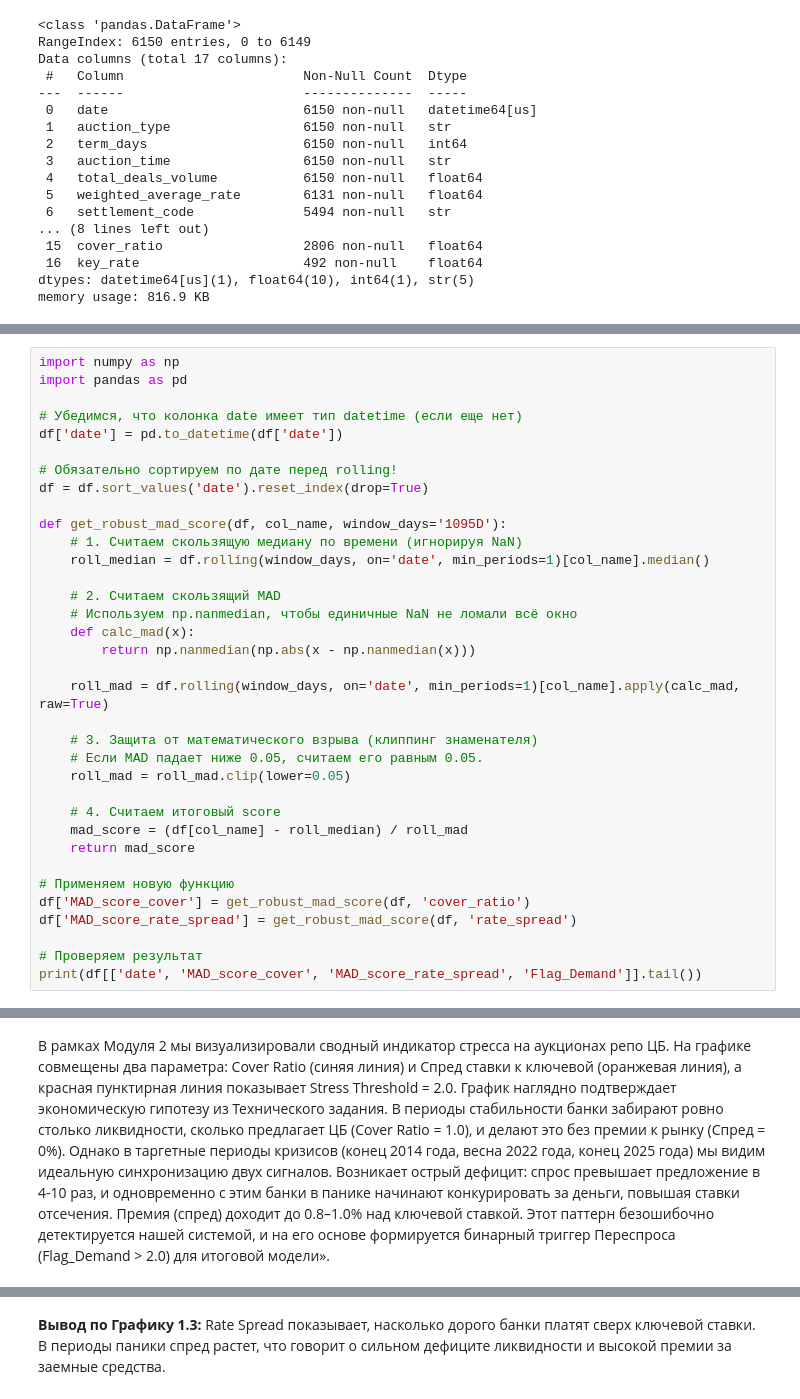
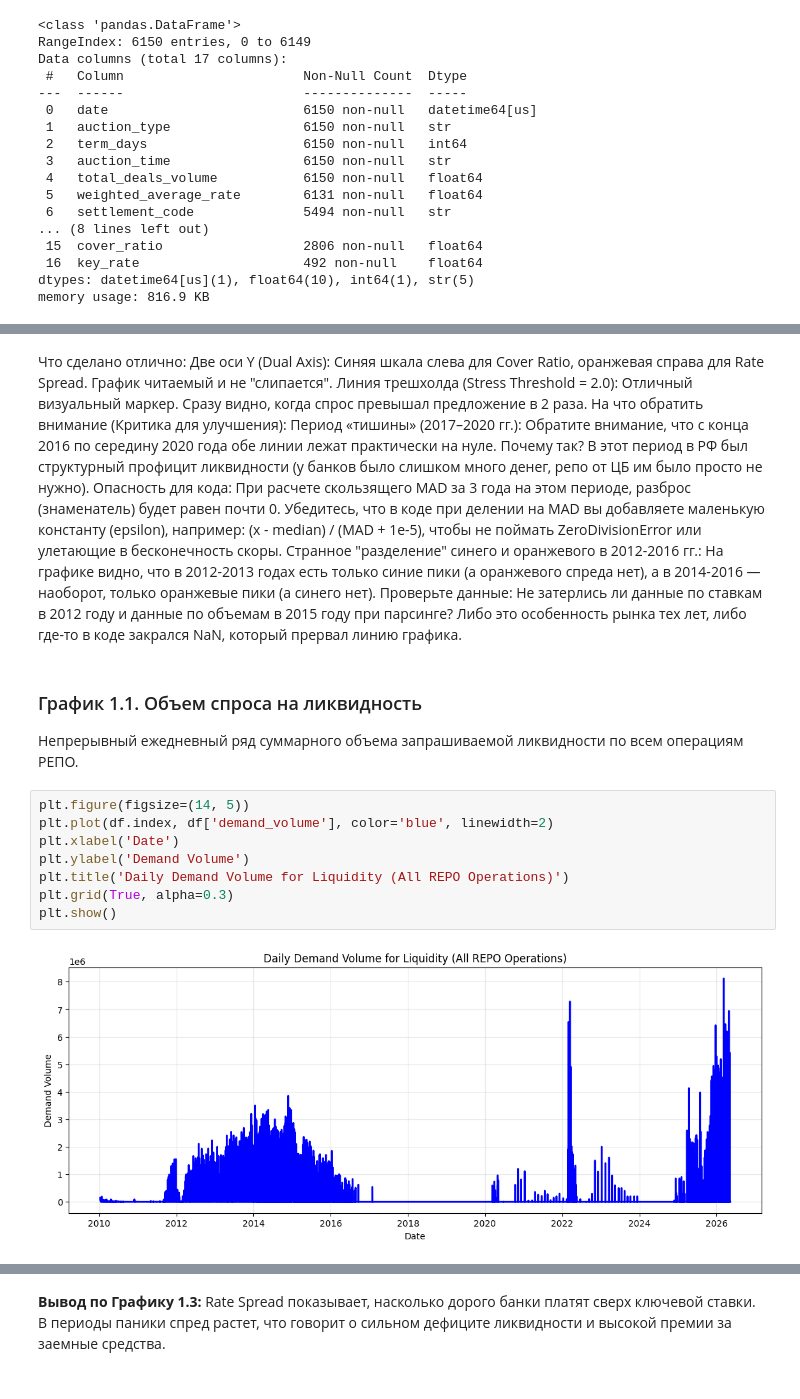
Before and after one commit to Povid1o/MathMode_LiquidityCatchers_RuLiquiditySentinel, a Jupyter notebook: ml/notebooks/model_2.ipynb, the cells around one changed output, grey strips where cells are left out. Saved outputs shown, nothing was run; the diff lists cells and outputs as text.

```diff
--- a/ml/notebooks/model_2.ipynb
+++ b/ml/notebooks/model_2.ipynb
@@ -185,35 +219,0 @@ df.head()
-# %%
-import numpy as np
-import pandas as pd
-
-# Убедимся, что колонка date имеет тип datetime (если еще нет)
-df['date'] = pd.to_datetime(df['date'])
-
-# Обязательно сортируем по дате перед rolling!
-df = df.sort_values('date').reset_index(drop=True)
-
-def get_robust_mad_score(df, col_name, window_days='1095D'):
-    # 1. Считаем скользящую медиану по времени (игнорируя NaN)
-    roll_median = df.rolling(window_days, on='date', min_periods=1)[col_name].median()
-
-    # 2. Считаем скользящий MAD
-    # Используем np.nanmedian, чтобы единичные NaN не ломали всё окно
-    def calc_mad(x):
-        return np.nanmedian(np.abs(x - np.nanmedian(x)))
-
-    roll_mad = df.rolling(window_days, on='date', min_periods=1)[col_name].apply(calc_mad, raw=True)
-
-    # 3. Защита от математического взрыва (клиппинг знаменателя)
-    # Если MAD падает ниже 0.05, считаем его равным 0.05.
-    roll_mad = roll_mad.clip(lower=0.05)
-
-    # 4. Считаем итоговый score
-    mad_score = (df[col_name] - roll_median) / roll_mad
-    return mad_score
-
-# Применяем новую функцию
-df['MAD_score_cover'] = get_robust_mad_score(df, 'cover_ratio')
-df['MAD_score_rate_spread'] = get_robust_mad_score(df, 'rate_spread')
-
-# Проверяем результат
-print(df[['date', 'MAD_score_cover', 'MAD_score_rate_spread', 'Flag_Demand']].tail())
@@ -289,4 +242,26 @@ plt.show()
+# %% [markdown]
+Что сделано отлично:
+Две оси Y (Dual Axis): Синяя шкала слева для Cover Ratio, оранжевая справа для Rate Spread. График читаемый и не "слипается".
+Линия трешхолда (Stress Threshold = 2.0): Отличный визуальный маркер. Сразу видно, когда спрос превышал предложение в 2 раза.
+На что обратить внимание (Критика для улучшения):
+Период «тишины» (2017–2020 гг.):
+Обратите внимание, что с конца 2016 по середину 2020 года обе линии лежат практически на нуле.
+Почему так? В этот период в РФ был структурный профицит ликвидности (у банков было слишком много денег, репо от ЦБ им было просто не нужно).
+Опасность для кода: При расчете скользящего MAD за 3 года на этом периоде, разброс (знаменатель) будет равен почти 0. Убедитесь, что в коде при делении на MAD вы добавляете маленькую константу (epsilon), например: (x - median) / (MAD + 1e-5), чтобы не поймать ZeroDivisionError или улетающие в бесконечность скоры.
+Странное "разделение" синего и оранжевого в 2012-2016 гг.:
+На графике видно, что в 2012-2013 годах есть только синие пики (а оранжевого спреда нет), а в 2014-2016 — наоборот, только оранжевые пики (а синего нет).
+Проверьте данные: Не затерлись ли данные по ставкам в 2012 году и данные по объемам в 2015 году при парсинге? Либо это особенность рынка тех лет, либо где-то в коде закрался NaN, который прервал линию графика.
 # %% [markdown]
-В рамках Модуля 2 мы визуализировали сводный индикатор стресса на аукционах репо ЦБ. На графике совмещены два параметра: Cover Ratio (синяя линия) и Спред ставки к ключевой (оранжевая линия), а красная пунктирная линия показывает Stress Threshold = 2.0.
-График наглядно подтверждает экономическую гипотезу из Технического задания. В периоды стабильности банки забирают ровно столько ликвидности, сколько предлагает ЦБ (Cover Ratio = 1.0), и делают это без премии к рынку (Спред = 0%).
-Однако в таргетные периоды кризисов (конец 2014 года, весна 2022 года, конец 2025 года) мы видим идеальную синхронизацию двух сигналов. Возникает острый дефицит: спрос превышает предложение в 4-10 раз, и одновременно с этим банки в панике начинают конкурировать за деньги, повышая ставки отсечения. Премия (спред) доходит до 0.8–1.0% над ключевой ставкой. Этот паттерн безошибочно детектируется нашей системой, и на его основе формируется бинарный триггер Переспроса (Flag_Demand > 2.0) для итоговой модели».
+### График 1.1. Объем спроса на ликвидность
+
+Непрерывный ежедневный ряд суммарного объема запрашиваемой ликвидности по всем операциям РЕПО.
+# %%
+plt.figure(figsize=(14, 5))
+plt.plot(df.index, df['demand_volume'], color='blue', linewidth=2)
+plt.xlabel('Date')
+plt.ylabel('Demand Volume')
+plt.title('Daily Demand Volume for Liquidity (All REPO Operations)')
+plt.grid(True, alpha=0.3)
+plt.show()
+# %% [output]
+[figure, added]
```
Also changed, not shown: parts of 23 cells of this notebook, 7 other files.
